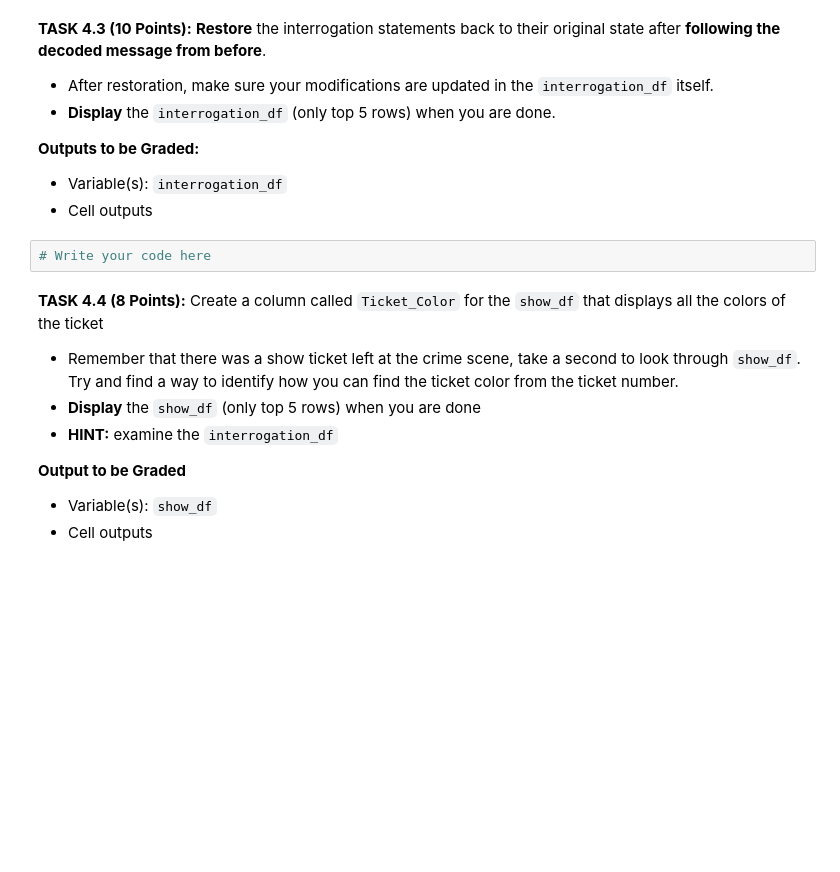
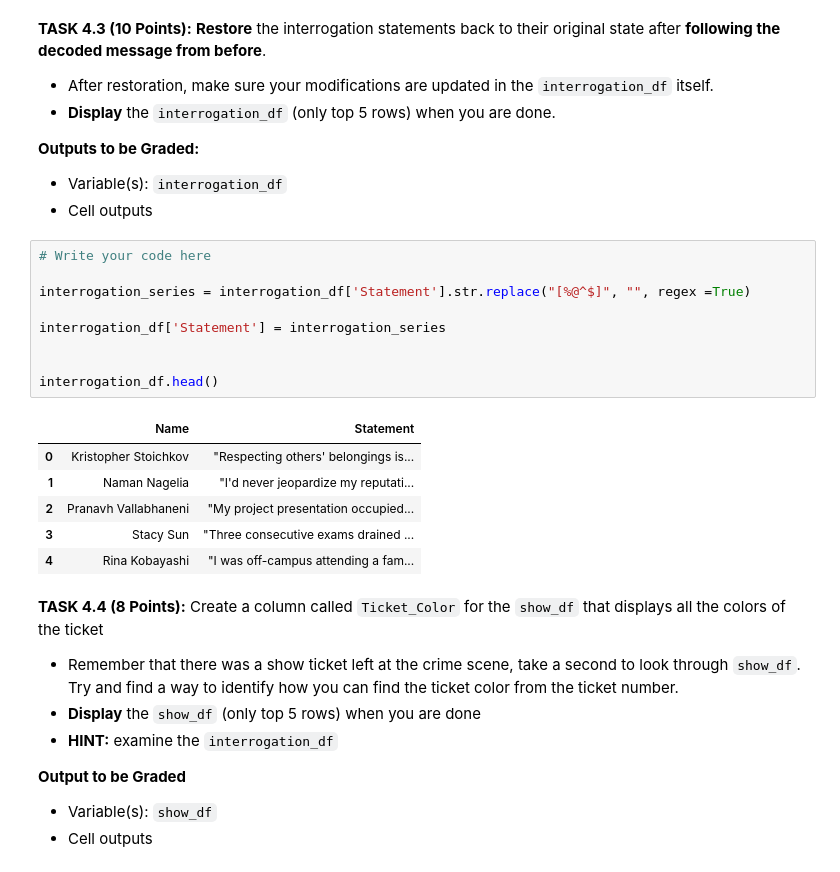
Before and after one commit to BrunoHenriqueGeraldoTeixeiraDaSilva/CMSC320, a Jupyter notebook: Homework3/CMSC320_HW3_Fall2026.ipynb, the cells around one changed output. Saved outputs shown, nothing was run; the diff lists cells and outputs as text; blank space fills up the shorter version.

```diff
--- a/Homework3/CMSC320_HW3_Fall2026.ipynb
+++ b/Homework3/CMSC320_HW3_Fall2026.ipynb
@@ -573,6 +620,20 @@ Find what **Alan Turing** has to say:
 - Cell outputs
 # %%
 # Write your code here
+
+interrogation_series = interrogation_df['Statement'].str.replace("[%@^$]", "", regex =True)
+
+interrogation_df['Statement'] = interrogation_series
+
+
+interrogation_df.head()
+# %% [output]
+|  | Name | Statement |
+| 0 | Kristopher Stoichkov | "Respecting others' belongings is... |
+| 1 | Naman Nagelia | "I'd never jeopardize my reputati... |
+| 2 | Pranavh Vallabhaneni | "My project presentation occupied... |
+| 3 | Stacy Sun | "Three consecutive exams drained ... |
+| 4 | Rina Kobayashi | "I was off-campus attending a fam... |
 # %% [markdown]
 
 **TASK 4.4 (8 Points):** Create a column called `Ticket_Color` for the `show_df` that displays all the colors of the ticket
```
Also changed, not shown: parts of 5 cells of this notebook.
